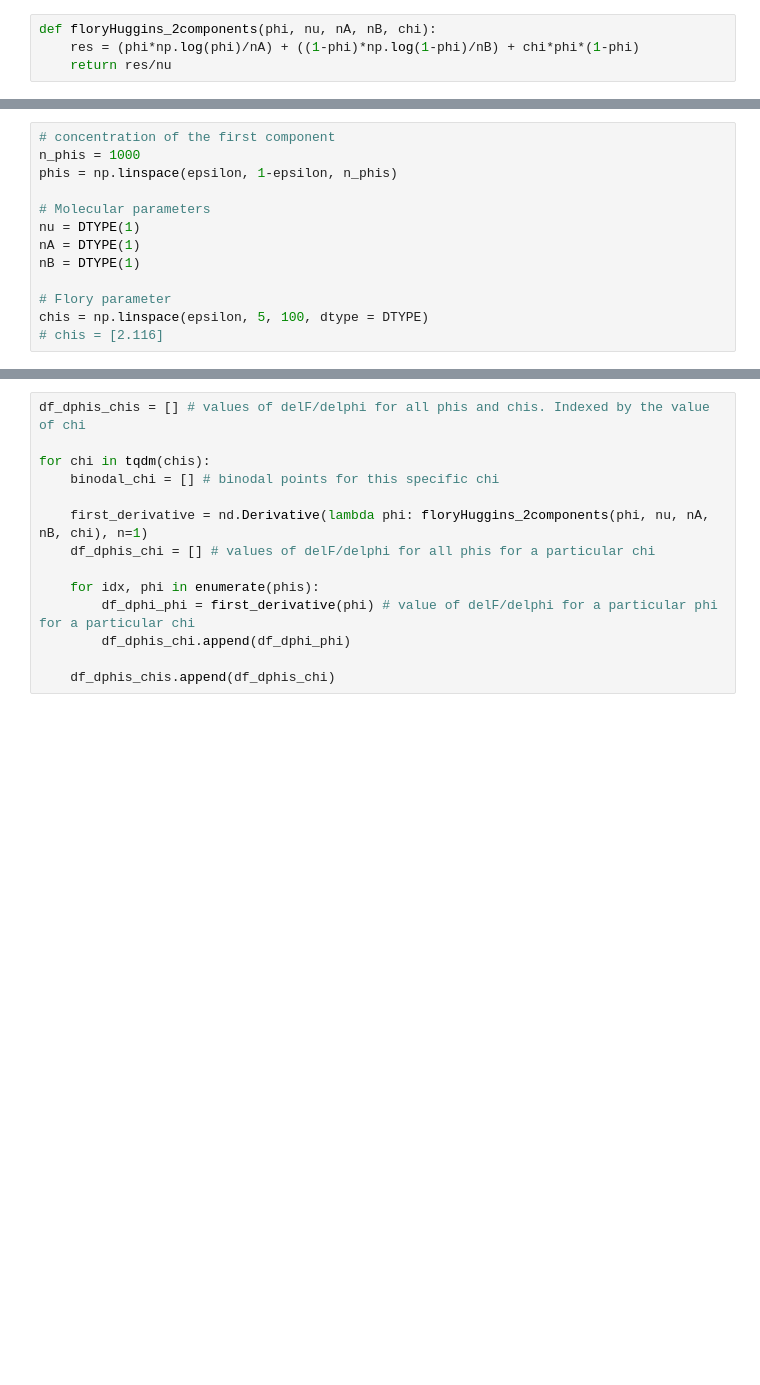
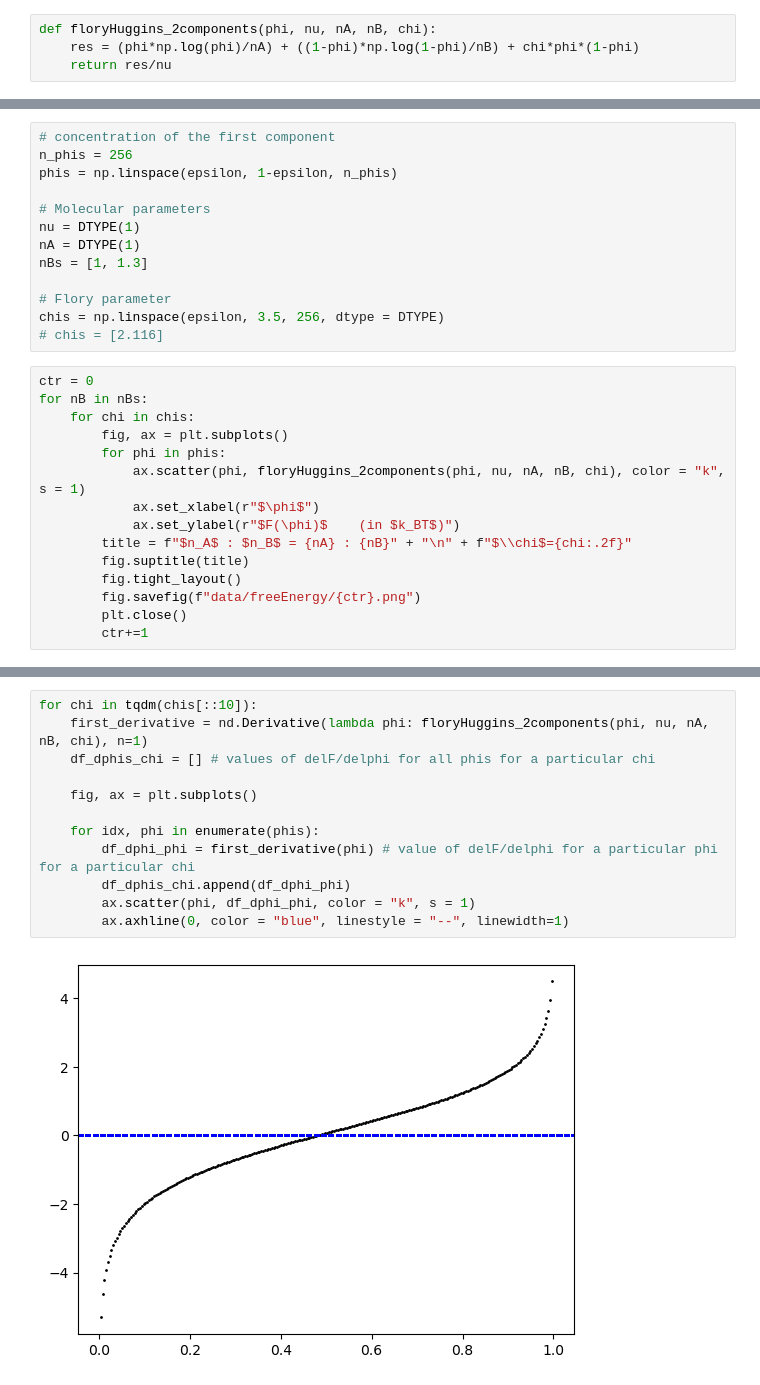
Before and after one commit to vchirag/phase_separated-mixtures, a Jupyter notebook: notebooks/binary_mixture.ipynb, the cells around one changed output, grey strips where cells are left out. Saved outputs shown, nothing was run; the diff lists cells and outputs as text; blank space fills up the shorter version.

```diff
--- a/notebooks/binary_mixture.ipynb
+++ b/notebooks/binary_mixture.ipynb
@@ -23,13 +73,28 @@ def floryHuggins_2components(phi, nu, nA, nB, chi):
 # %%
 # concentration of the first component
-n_phis = 1000
+n_phis = 256
 phis = np.linspace(epsilon, 1-epsilon, n_phis)
 
 # Molecular parameters
 nu = DTYPE(1)
 nA = DTYPE(1)
-nB = DTYPE(1)
+nBs = [1, 1.3]
 
 # Flory parameter
-chis = np.linspace(epsilon, 5, 100, dtype = DTYPE)
+chis = np.linspace(epsilon, 3.5, 256, dtype = DTYPE)
 # chis = [2.116]
+# %%
+ctr = 0
+for nB in nBs:
+    for chi in chis:
+        fig, ax = plt.subplots()
+        for phi in phis:
+            ax.scatter(phi, floryHuggins_2components(phi, nu, nA, nB, chi), color = "k", s = 1)
+            ax.set_xlabel(r"$\phi$")
+            ax.set_ylabel(r"$F(\phi)$    (in $k_BT$)")
+        title = f"$n_A$ : $n_B$ = {nA} : {nB}" + "\n" + f"$\\chi$={chi:.2f}"
+        fig.suptitle(title)
+        fig.tight_layout()
+        fig.savefig(f"data/freeEnergy/{ctr}.png")
+        plt.close()
+        ctr+=1
@@ -36,14 +156,14 @@ chis = np.linspace(epsilon, 5, 100, dtype = DTYPE)
 # %%
-df_dphis_chis = [] # values of delF/delphi for all phis and chis. Indexed by the value of chi
-
-for chi in tqdm(chis):
-    binodal_chi = [] # binodal points for this specific chi
-
+for chi in tqdm(chis[::10]):
     first_derivative = nd.Derivative(lambda phi: floryHuggins_2components(phi, nu, nA, nB, chi), n=1)
     df_dphis_chi = [] # values of delF/delphi for all phis for a particular chi
+
+    fig, ax = plt.subplots()
 
     for idx, phi in enumerate(phis):
         df_dphi_phi = first_derivative(phi) # value of delF/delphi for a particular phi for a particular chi
         df_dphis_chi.append(df_dphi_phi)
-
-    df_dphis_chis.append(df_dphis_chi)
+        ax.scatter(phi, df_dphi_phi, color = "k", s = 1)
+        ax.axhline(0, color = "blue", linestyle = "--", linewidth=1)
+# %% [output]
+[figure, added]
```
Also changed, not shown: parts of 8 cells of this notebook.
